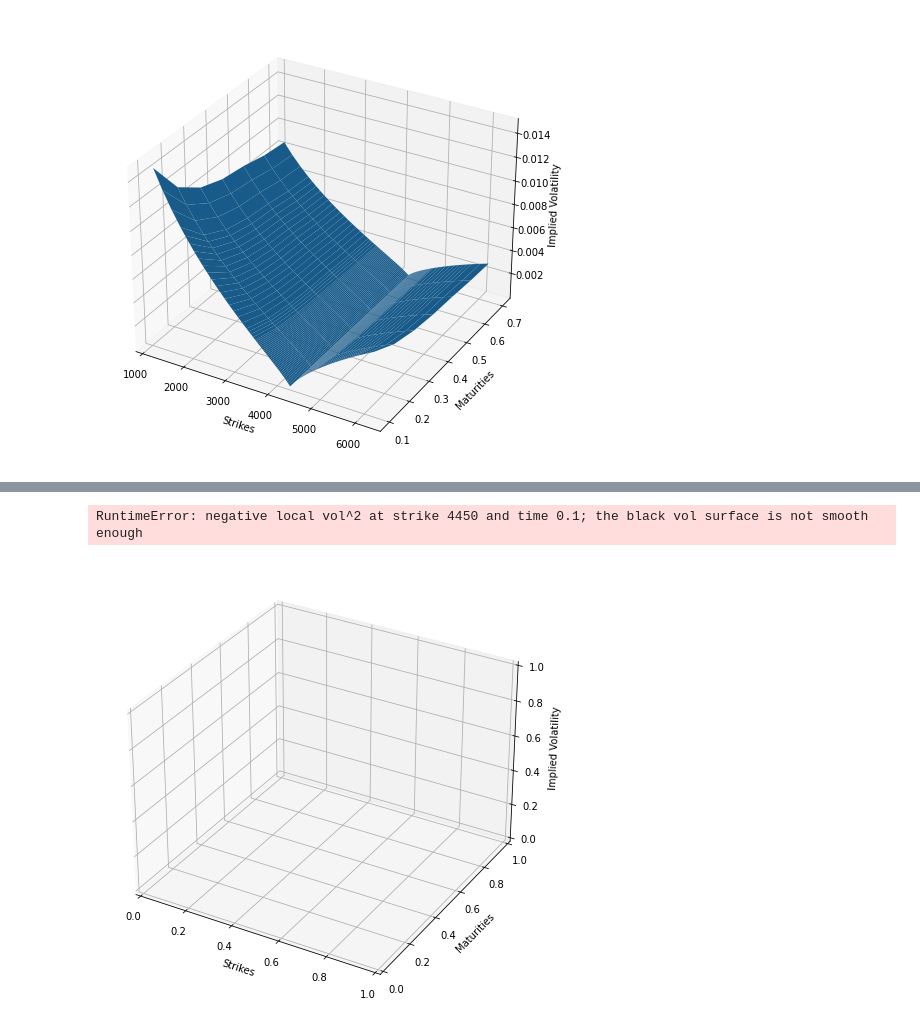
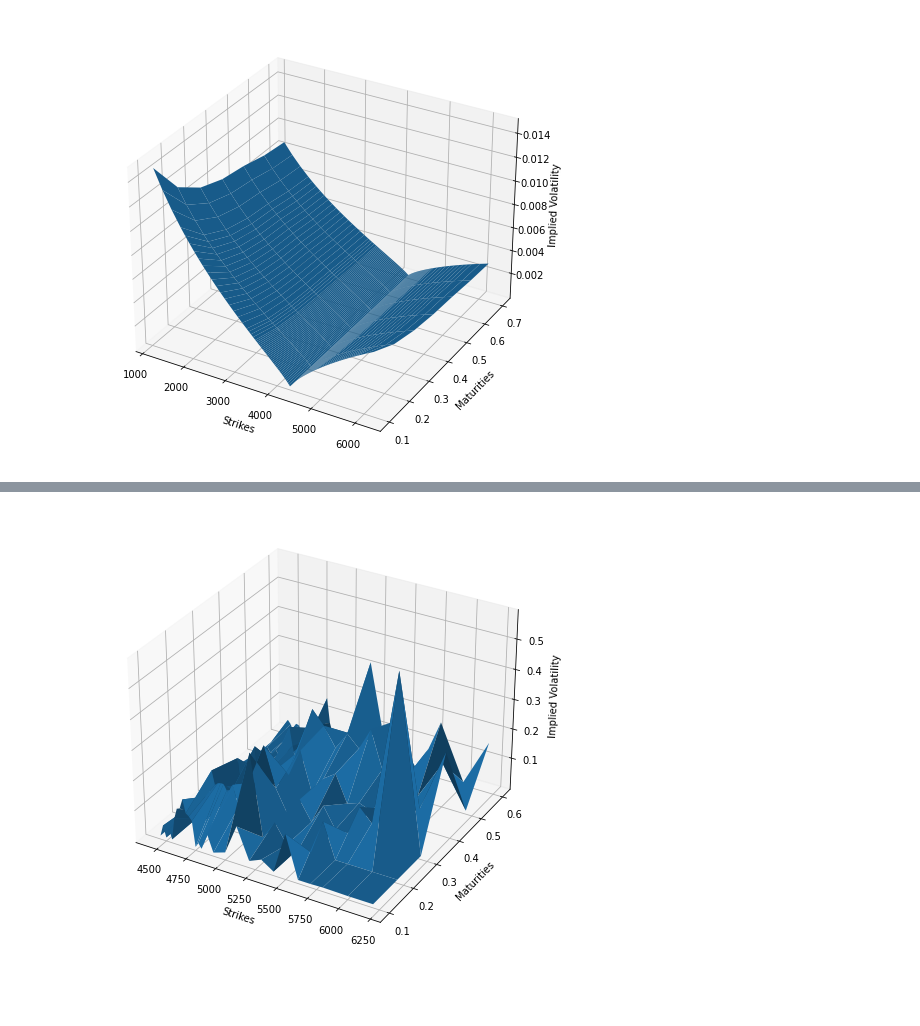
Before and after one commit to lucasomigli/SABR-volatility-models, a Jupyter notebook: ql_model.ipynb, the cells around one changed output, grey strips where cells are left out. Cells and saved outputs as stored; diff of their text form; code cells hidden in the pictures; blank space fills up the shorter version.

```diff
--- a/ql_model.ipynb
+++ b/ql_model.ipynb
@@ -37,7 +44,7 @@ maturities = df['Date'].unique()
 #PLOTTING
 
 #Plot volatility Surface
-def plot_vol_surface(vol_surface, plot_years=np.arange(0.1, 3, 0.1), plot_strikes=np.arange(70, 130, 1), funct='blackVol'):
+def plot_vol_surface(vol_surface, plot_years=np.arange(0.1, 3, 0.1), plot_strikes=strikes, funct='blackVol'):
     if type(vol_surface) != list:
         surfaces = [vol_surface]
     else:
@@ -60,41 +67,22 @@ def plot_vol_surface(vol_surface, plot_years=np.arange(0.1, 3, 0.1), plot_strike
 
         surf = ax.plot_surface(X,Y,Z, rstride=1, cstride=1, linewidth=0.3)
 
+def plot_smile(maturity):
+    implied_vols = [black_var_surface.blackVol(date, s)
+                    for s in strikes]
+    market_vols = vols[maturities.index(m)]
 
-def plot2d(x, y):
     fig = plt.figure(figsize=(6, 4), dpi=80)
     ax = fig.gca()
 
+    fig, ax = plt.subplots()
+    ax.plot(strikes, implied_vols, label="Black Surface")
+    ax.plot(strikes, market_vols, "o", label="Actual")
+    ax.set_xlabel("Strikes", size=12)
+    ax.set_ylabel("Vols", size=12)
+    legend = ax.legend(loc="upper right")
+
     ax.plot(x, y)
-
-    ax.set_xlabel('Strikes')
-    ax.set_ylabel('Implied Volatility')
-    ax.set_xbound(4000, 6000)
-
-    plt.show()
-
-def plot3d(x, y, z, rng=current_price, angle=45, scatter=True):
-    fig = plt.figure(figsize=(15, 8), dpi=80)
-
-    ax = plt.axes(projection='3d')
-    if scatter:
-        ax.scatter(x, y, z, c=z, cmap='viridis', linewidth=.5)
-    else:
-        ax.plot_trisurf(x, y, z, cmap='viridis', edgecolor='none');
-
-
-
-    ax.set_xlabel('Maturities')
-    ax.set_ylabel('Strikes')
-    ax.set_zlabel('Implied Volatility')
-
-    ax.set_ylim((current_price - rng, current_price + rng))
-
-    ax.invert_xaxis()
-    ax.view_init(20, angle)
-
-
-    plt.show()
 # %%
 # BLACK VOLATILITY SURFACE
 
@@ -270,24 +239,23 @@ plt.plot(method3["e"])
 # %%
 #DUPIRE LOCAL VOLATILITY SURFACE (NOT PLOTTABLE)
 
 spot_quote = ql.QuoteHandle(ql.SimpleQuote(current_price))
 
 rate = 0.0
 riskFreeCurve = ql.FlatForward(today, rate, ql.Actual365Fixed())
 flat_ts = ql.YieldTermStructureHandle(riskFreeCurve)
 dividend_ts = ql.YieldTermStructureHandle(riskFreeCurve)
 
 
 black_var_surface .setInterpolation("bicubic")
 local_vol_handle = ql.BlackVolTermStructureHandle(black_var_surface)
-local_vol_surface = ql.LocalVolSurface(local_vol_handle, flat_ts, dividend_ts, spot_quote)
+local_vol_surface = ql.NoExceptLocalVolSurface(local_vol_handle, flat_ts, dividend_ts, spot_quote, .004)
 
 # Plot the Dupire surface ...
 local_vol_surface.enableExtrapolation()
 plot_vol_surface(local_vol_surface, plot_years=np.arange(0.1, .657, 0.1), plot_strikes=strikes[60:], funct='localVol')
 # %% [output]
-RuntimeError: negative local vol^2 at strike 4450 and time 0.1; the black vol surface is not smooth enough
-[figure, old version]
+[figure, new version]
 # %%
  #HESTON MODEL CALIBRATION functions (METHOD 1)
 
```
Also changed, not shown: parts of 10 cells of this notebook.
